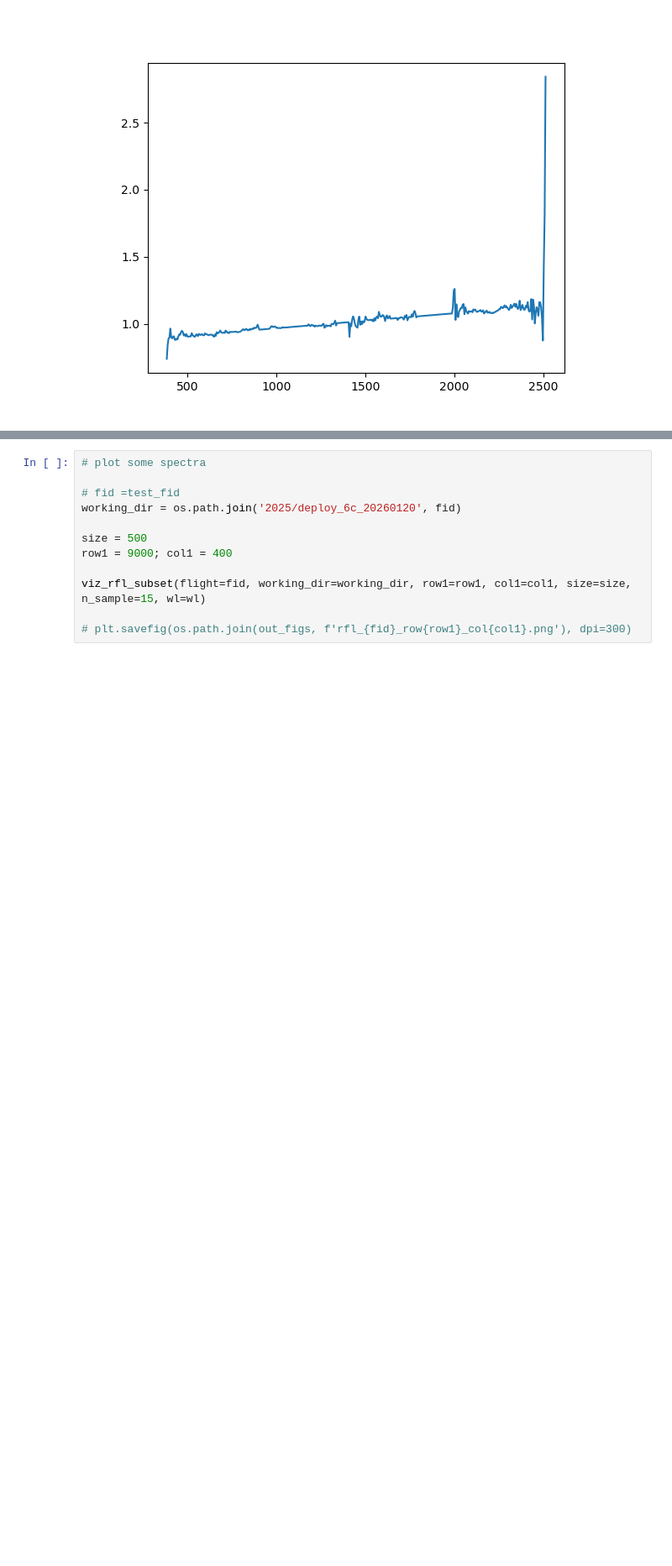
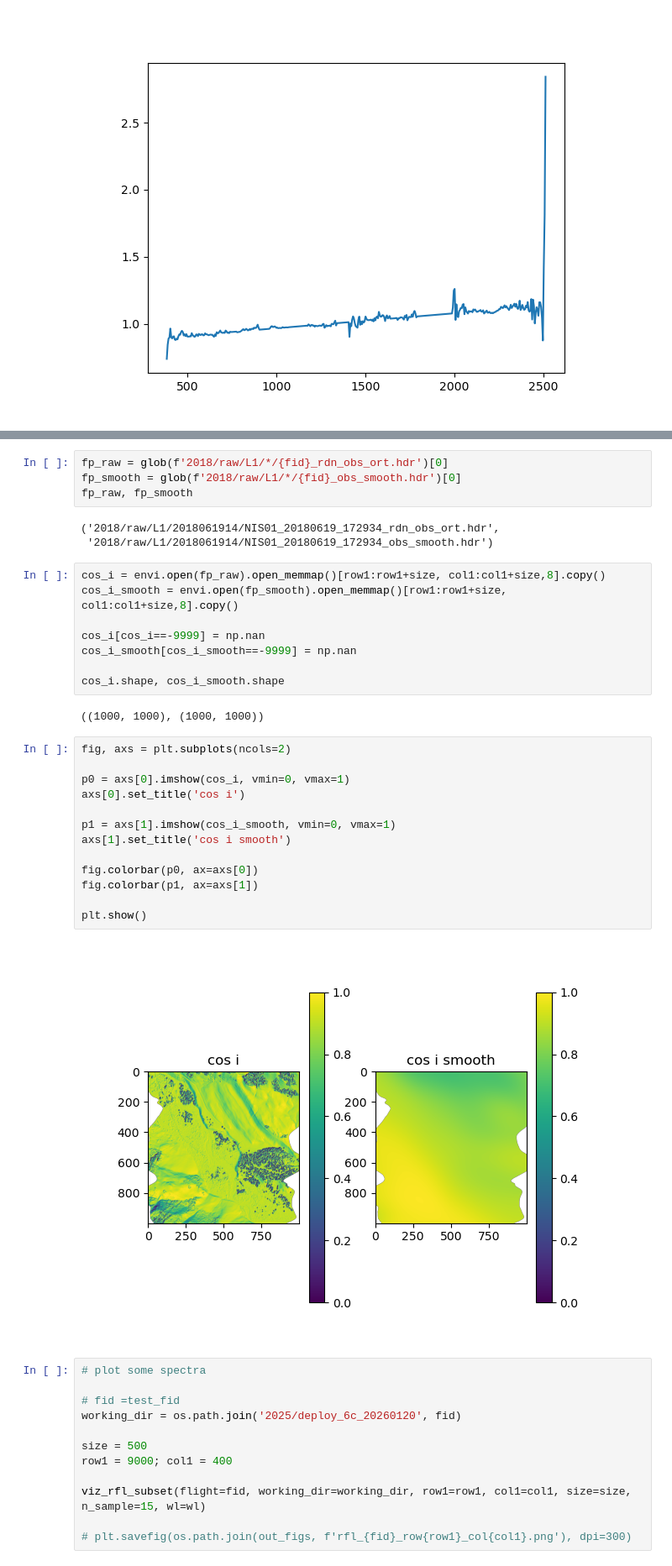
Before and after one commit to erin-carroll/chess-isofit, a Jupyter notebook: 2025/2_deploy/check_outputs.ipynb, the cells around one changed output, grey strips where cells are left out. Shown at 84% size. Saved outputs shown, nothing was run; the diff lists cells and outputs as text; blank space fills up the shorter version.

```diff
--- a/2025/2_deploy/check_outputs.ipynb
+++ b/2025/2_deploy/check_outputs.ipynb
@@ -61,3 +78,35 @@ plt.show()
+# %%
+fp_raw = glob(f'2018/raw/L1/*/{fid}_rdn_obs_ort.hdr')[0]
+fp_smooth = glob(f'2018/raw/L1/*/{fid}_obs_smooth.hdr')[0]
+fp_raw, fp_smooth
+# %% [output]
+('2018/raw/L1/2018061914/NIS01_20180619_172934_rdn_obs_ort.hdr',
+ '2018/raw/L1/2018061914/NIS01_20180619_172934_obs_smooth.hdr')
+# %%
+cos_i = envi.open(fp_raw).open_memmap()[row1:row1+size, col1:col1+size,8].copy()
+cos_i_smooth = envi.open(fp_smooth).open_memmap()[row1:row1+size, col1:col1+size,8].copy()
+
+cos_i[cos_i==-9999] = np.nan
+cos_i_smooth[cos_i_smooth==-9999] = np.nan
+
+cos_i.shape, cos_i_smooth.shape
+# %% [output]
+((1000, 1000), (1000, 1000))
+# %%
+fig, axs = plt.subplots(ncols=2)
+
+p0 = axs[0].imshow(cos_i, vmin=0, vmax=1)
+axs[0].set_title('cos i')
+
+p1 = axs[1].imshow(cos_i_smooth, vmin=0, vmax=1)
+axs[1].set_title('cos i smooth')
+
+fig.colorbar(p0, ax=axs[0])
+fig.colorbar(p1, ax=axs[1])
+
+plt.show()
+# %% [output]
+[figure, added]
 # %%
 # plot some spectra
 
```
Also changed, not shown: parts of 2 cells of this notebook, 7 other files.
